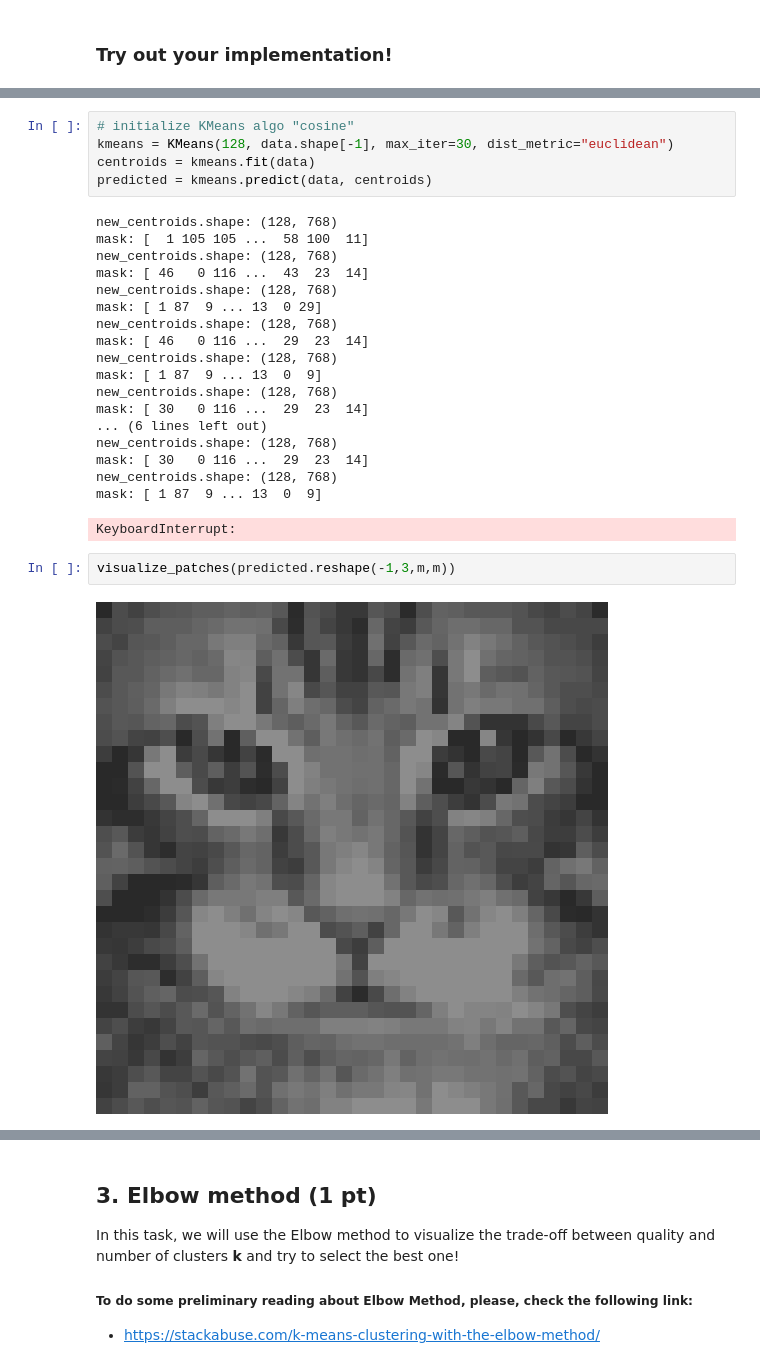
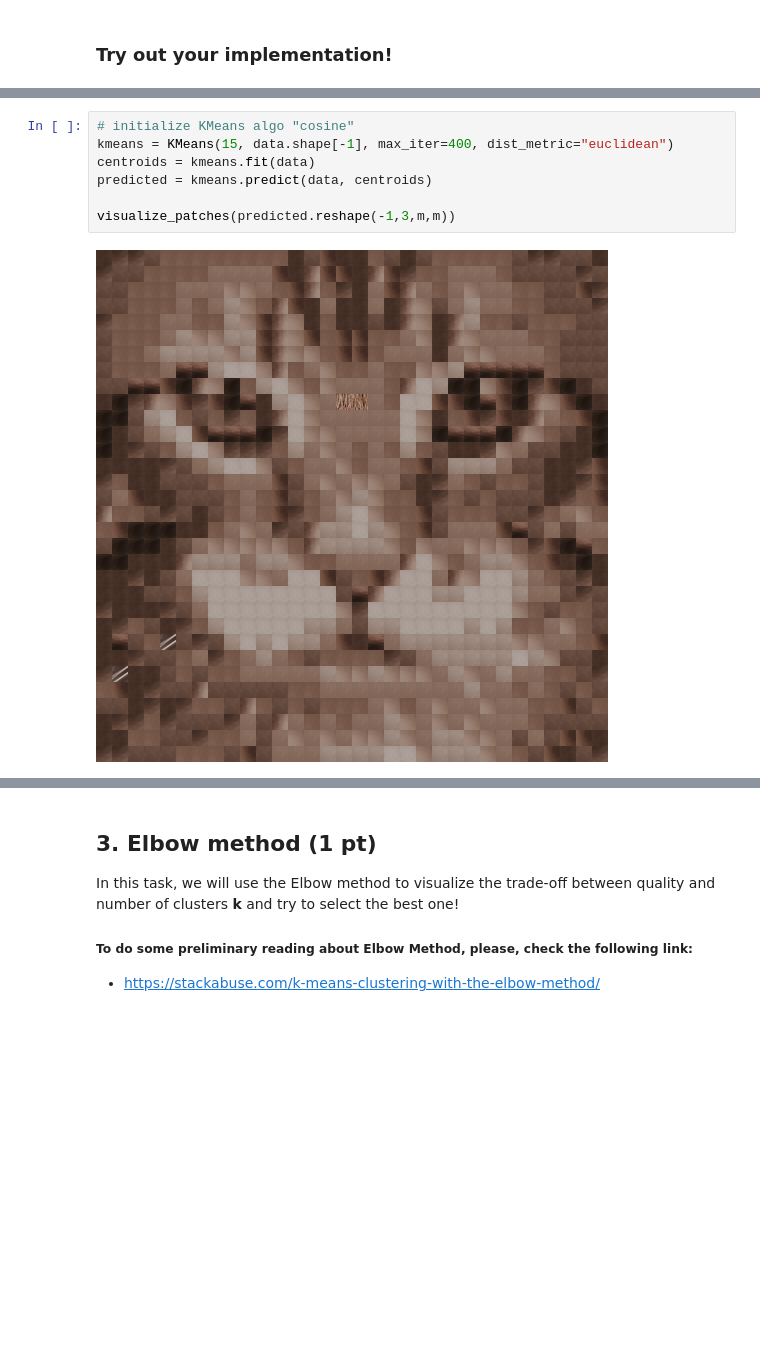
Before and after one commit to artoriusss/ML-projects, a Jupyter notebook: hw1-task1-image compression.ipynb, the cells around one changed output, grey strips where cells are left out. Cells and saved outputs as stored; diff of their text form; blank space fills up the shorter version.

```diff
--- a/hw1-task1-image compression.ipynb
+++ b/hw1-task1-image compression.ipynb
@@ -233,28 +209,9 @@ np.mean(data, axis=0).shape
 # %%
 # initialize KMeans algo "cosine"
-kmeans = KMeans(128, data.shape[-1], max_iter=30, dist_metric="euclidean")
+kmeans = KMeans(15, data.shape[-1], max_iter=400, dist_metric="euclidean")
 centroids = kmeans.fit(data)
 predicted = kmeans.predict(data, centroids)
+
+visualize_patches(predicted.reshape(-1,3,m,m))
 # %% [output]
-new_centroids.shape: (128, 768)
-mask: [  1 105 105 ...  58 100  11]
-new_centroids.shape: (128, 768)
-mask: [ 46   0 116 ...  43  23  14]
-new_centroids.shape: (128, 768)
-mask: [ 1 87  9 ... 13  0 29]
-new_centroids.shape: (128, 768)
-mask: [ 46   0 116 ...  29  23  14]
-new_centroids.shape: (128, 768)
-mask: [ 1 87  9 ... 13  0  9]
-new_centroids.shape: (128, 768)
-mask: [ 30   0 116 ...  29  23  14]
-... (6 lines left out)
-new_centroids.shape: (128, 768)
-mask: [ 30   0 116 ...  29  23  14]
-new_centroids.shape: (128, 768)
-mask: [ 1 87  9 ... 13  0  9]
-KeyboardInterrupt:
+[figure, added]
-# %%
-visualize_patches(predicted.reshape(-1,3,m,m))
-# %% [output]
-[figure, removed]
```
Also changed, not shown: parts of 24 cells of this notebook.
